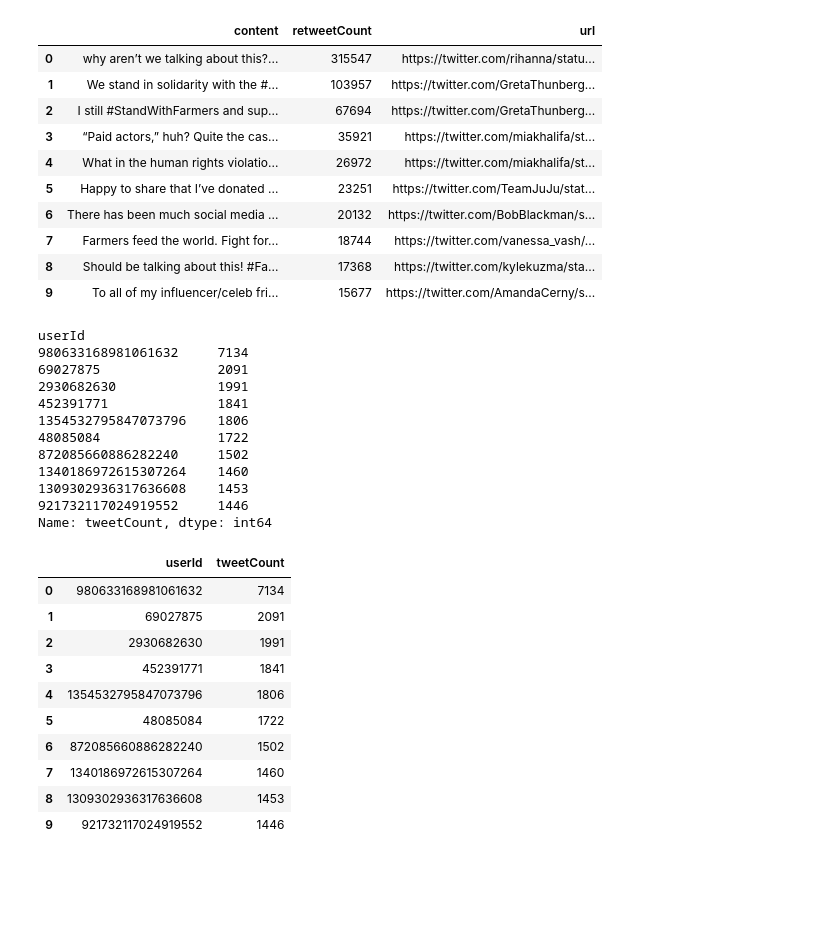
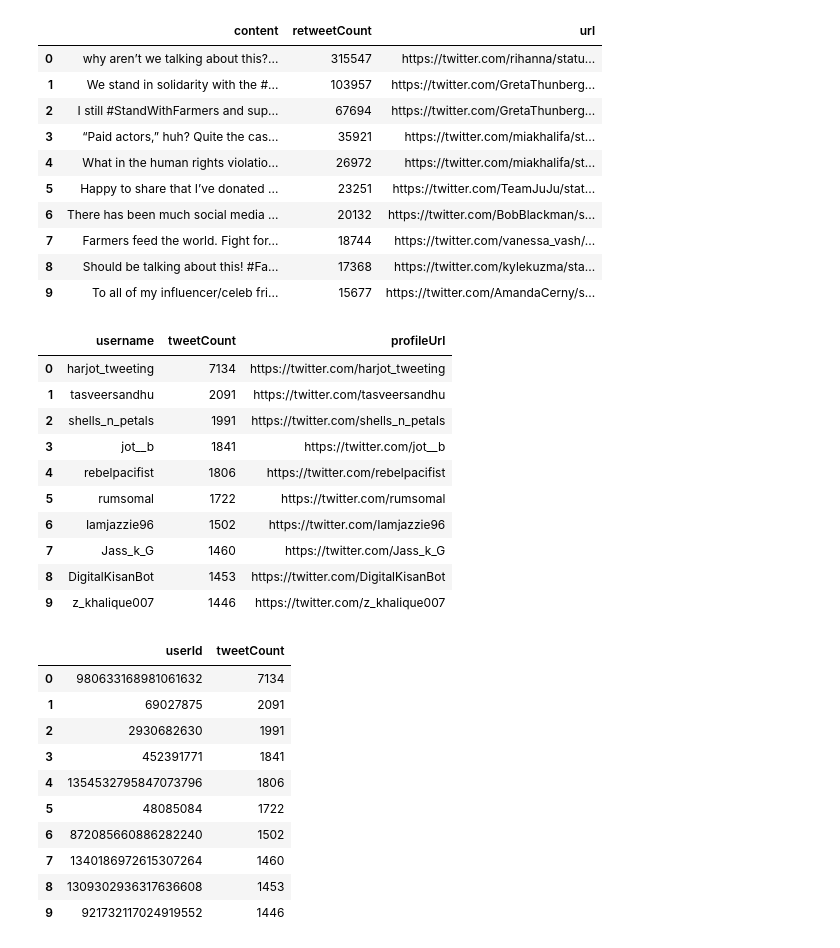
Before and after one commit to DanielaCorral/IIC2154-Diagnostico-Corral, a Jupyter notebook: diagnostico_IIC2154.ipynb, the cells around one changed output. Cells and saved outputs as stored; diff of their text form; code cells hidden in the pictures; blank space fills up the shorter version.

```diff
--- a/diagnostico_IIC2154.ipynb
+++ b/diagnostico_IIC2154.ipynb
@@ -178,26 +178,32 @@ top10_retweeted()
 # %%
 #Los top 10 usuarios en función a la cantidad de tweets que emitieron.
 def top10_users():
-  pass
+    stats = tweets['id'].groupby(tweets['userId']).count() \
+                      .sort_values(ascending=False) \
+                      .head(10)
+
+    top10_stats = stats.rename('tweetCount') \
+                      .to_frame() \
+                      .reset_index()
+
+    complete_info_top = top10_stats.set_index('userId').join(users.set_index('userId')) \
+                                  .reset_index()
+
+    return complete_info_top.filter(items=['username', 'tweetCount', 'profileUrl'])
-# %%
-top10_stats = tweets['id'].groupby(tweets['userId']).count() \
-                                      .sort_values(ascending=False) \
-                                      .head(10)
-top10_stats = top10_stats.rename('tweetCount')
-top10_stats
-# %% [output]
-userId
-980633168981061632     7134
-69027875               2091
-2930682630             1991
-452391771              1841
-1354532795847073796    1806
-48085084               1722
-872085660886282240     1502
-1340186972615307264    1460
-1309302936317636608    1453
-921732117024919552     1446
-Name: tweetCount, dtype: int64
+# %%
+top10_users()
+# %% [output]
+|  | username | tweetCount | profileUrl |
+| 0 | harjot_tweeting | 7134 | https://twitter.com/harjot_tweeting |
+| 1 | tasveersandhu | 2091 | https://twitter.com/tasveersandhu |
+| 2 | shells_n_petals | 1991 | https://twitter.com/shells_n_petals |
+| 3 | jot__b | 1841 | https://twitter.com/jot__b |
+| 4 | rebelpacifist | 1806 | https://twitter.com/rebelpacifist |
+| 5 | rumsomal | 1722 | https://twitter.com/rumsomal |
+| 6 | Iamjazzie96 | 1502 | https://twitter.com/Iamjazzie96 |
+| 7 | Jass_k_G | 1460 | https://twitter.com/Jass_k_G |
+| 8 | DigitalKisanBot | 1453 | https://twitter.com/DigitalKisanBot |
+| 9 | z_khalique007 | 1446 | https://twitter.com/z_khalique007 |
 # %%
 asfh = top10_stats.to_frame().reset_index()
 asfh
```
